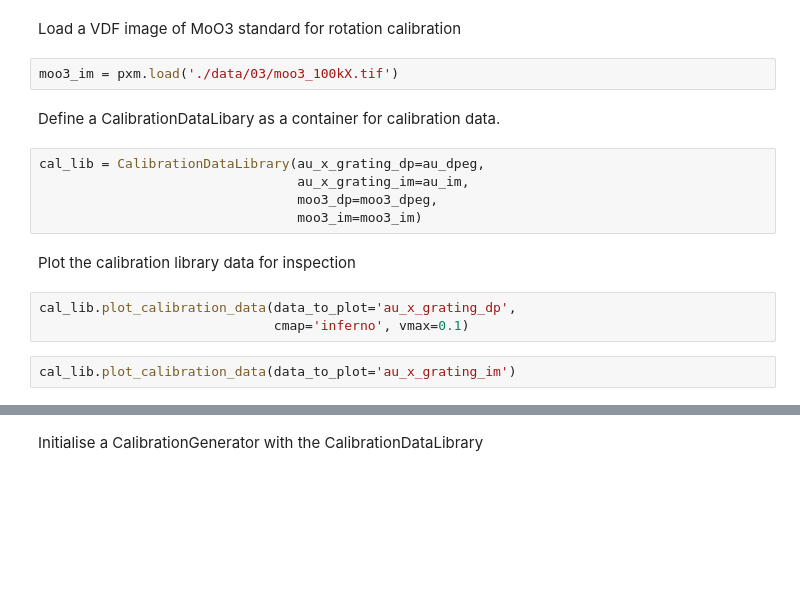
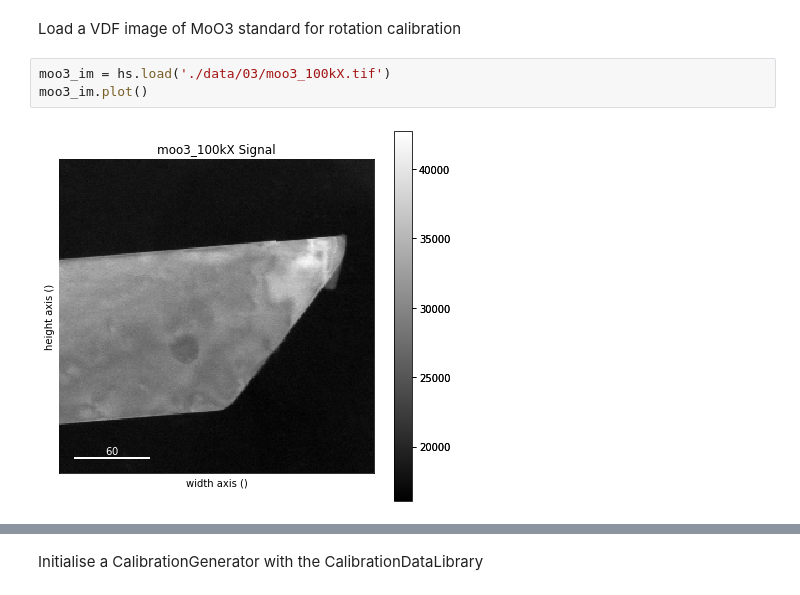
Before and after one commit to pyxem/pyxem-demos, a Jupyter notebook: 03 Reference Standards - Dimension Calibrations - Rotation Calibrations.ipynb, the cells around one changed output, grey strips where cells are left out. Drawn from its saved outputs; the diff is of its cells as text; blank space fills up the shorter version.

```diff
--- a/03 Reference Standards - Dimension Calibrations - Rotation Calibrations.ipynb
+++ b/03 Reference Standards - Dimension Calibrations - Rotation Calibrations.ipynb
@@ -41,18 +51,7 @@ moo3_dpeg = pxm.load('./data/03/moo3_20cm.tif')
 # %% [markdown]
 Load a VDF image of MoO3 standard for rotation calibration
 # %%
-moo3_im = pxm.load('./data/03/moo3_100kX.tif')
+moo3_im = hs.load('./data/03/moo3_100kX.tif')
+moo3_im.plot()
+# %% [output]
+[figure, added]
-# %% [markdown]
-Define a CalibrationDataLibary as a container for calibration data.
-# %%
-cal_lib = CalibrationDataLibrary(au_x_grating_dp=au_dpeg,
-                                 au_x_grating_im=au_im,
-                                 moo3_dp=moo3_dpeg,
-                                 moo3_im=moo3_im)
-# %% [markdown]
-Plot the calibration library data for inspection
-# %%
-cal_lib.plot_calibration_data(data_to_plot='au_x_grating_dp',
-                              cmap='inferno', vmax=0.1)
-# %%
-cal_lib.plot_calibration_data(data_to_plot='au_x_grating_im')
```
Also changed, not shown: parts of 35 cells of this notebook, 8 other files.
